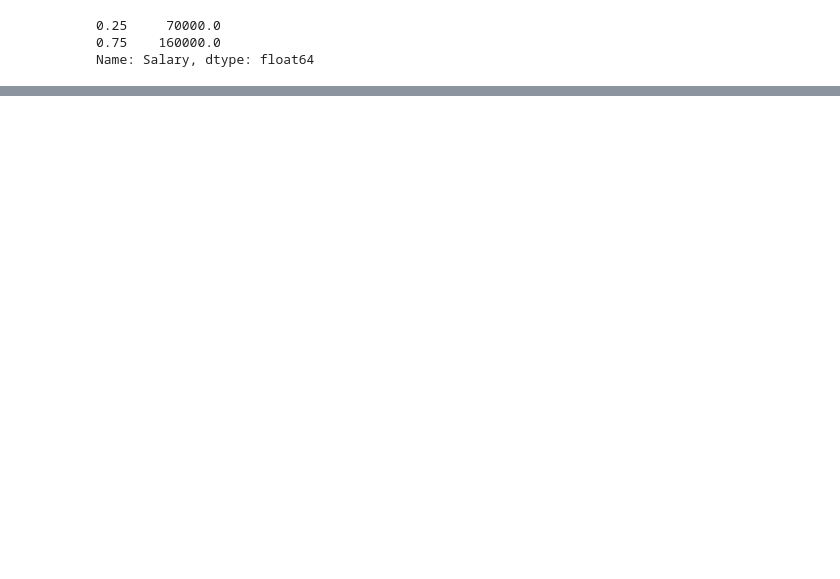
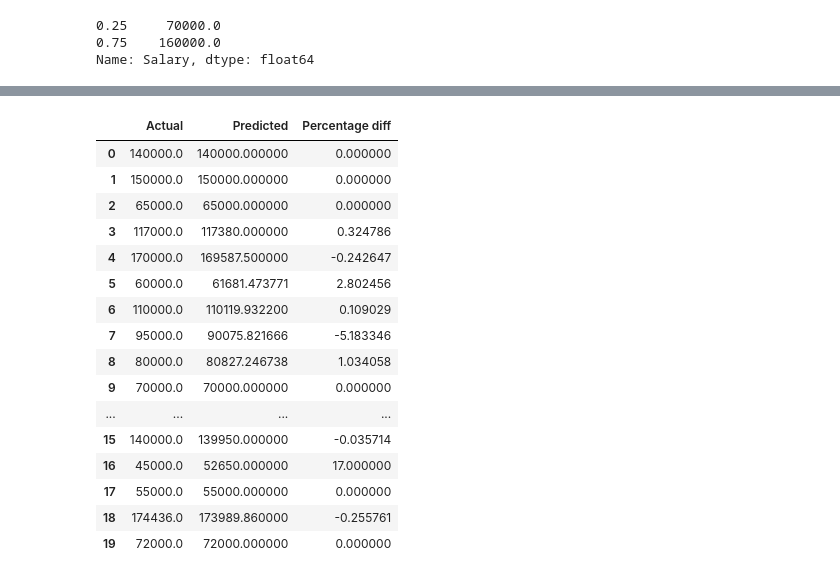
Before and after one commit to Rikhil-6/project-main, a Jupyter notebook: Salary_prediction.ipynb, the cells around one changed output, grey strips where cells are left out. Cells and saved outputs as stored; diff of their text form; code cells hidden in the pictures; blank space fills up the shorter version.

```diff
--- a/Salary_prediction.ipynb
+++ b/Salary_prediction.ipynb
@@ -262,3 +262,23 @@ Name: Percentage diff, dtype: float64
+# %%
+yf.sample(20).reset_index(drop=True)
+# %% [output]
+|  | Actual | Predicted | Percentage diff |
+| 0 | 140000.0 | 140000.000000 | 0.000000 |
+| 1 | 150000.0 | 150000.000000 | 0.000000 |
+| 2 | 65000.0 | 65000.000000 | 0.000000 |
+| 3 | 117000.0 | 117380.000000 | 0.324786 |
+| 4 | 170000.0 | 169587.500000 | -0.242647 |
+| 5 | 60000.0 | 61681.473771 | 2.802456 |
+| 6 | 110000.0 | 110119.932200 | 0.109029 |
+| 7 | 95000.0 | 90075.821666 | -5.183346 |
+| 8 | 80000.0 | 80827.246738 | 1.034058 |
+| 9 | 70000.0 | 70000.000000 | 0.000000 |
+| ... | ... | ... | ... |
+| 15 | 140000.0 | 139950.000000 | -0.035714 |
+| 16 | 45000.0 | 52650.000000 | 17.000000 |
+| 17 | 55000.0 | 55000.000000 | 0.000000 |
+| 18 | 174436.0 | 173989.860000 | -0.255761 |
+| 19 | 72000.0 | 72000.000000 | 0.000000 |
 # %%
 within_5=len(abs(yf['Percentage diff'])[abs(yf['Percentage diff'])<=5])/len(yf['Percentage diff'])*100
 within_1=len(abs(yf['Percentage diff'])[abs(yf['Percentage diff'])<=1])/len(yf['Percentage diff'])*100
```
Also changed, not shown: parts of 13 cells of this notebook.
